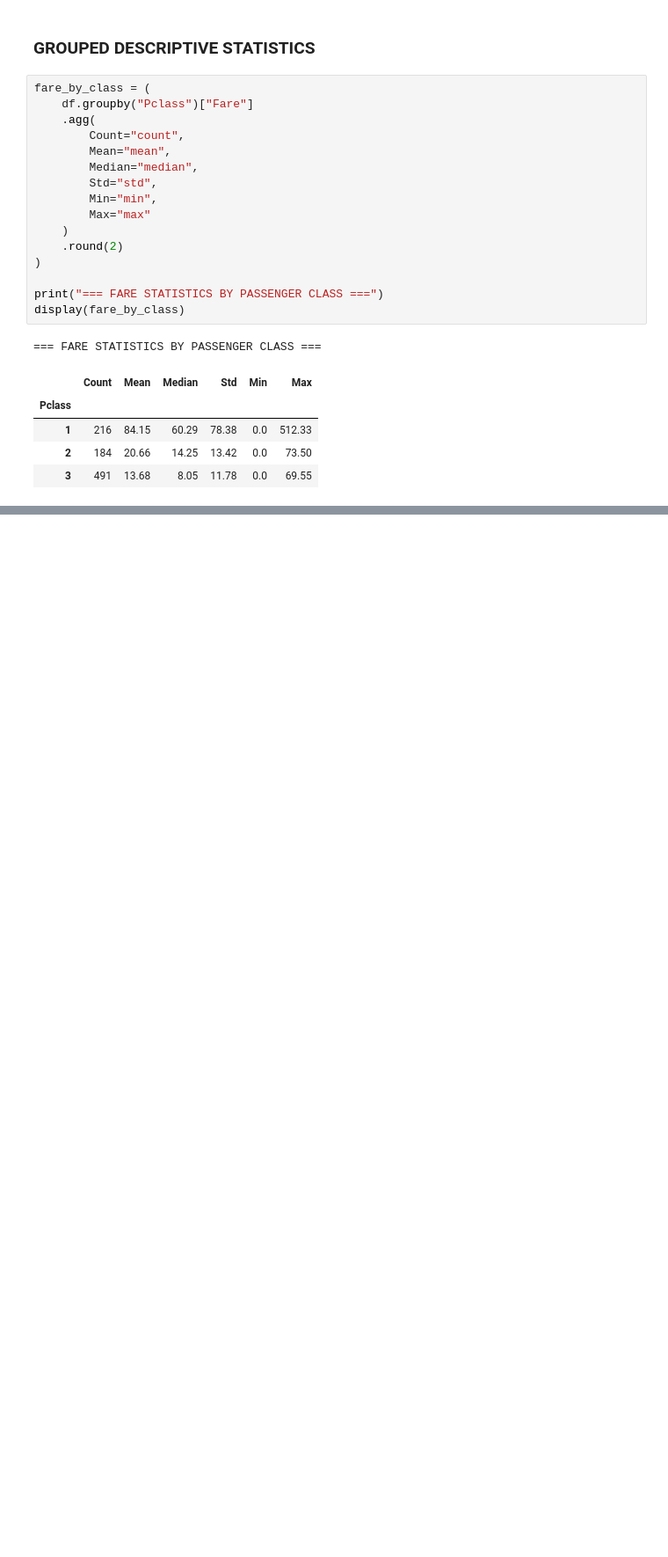
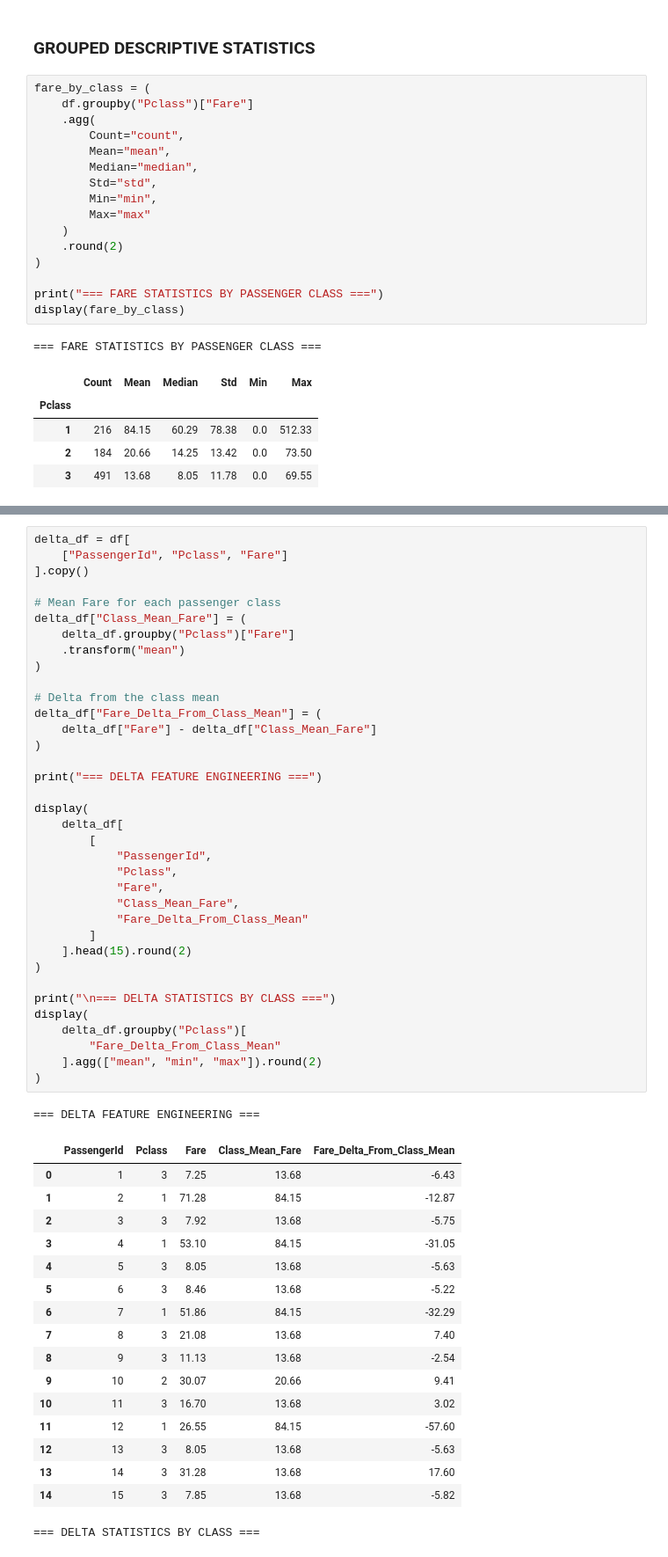
Before and after one commit to bibo0610/language-identification-translator, a Jupyter notebook: notebooks/Titanic_Chapter2_Feature_Engineering.ipynb, the cells around one changed output, grey strips where cells are left out. Shown at 88% size. Saved outputs shown, nothing was run; the diff lists cells and outputs as text; blank space fills up the shorter version.

```diff
--- a/notebooks/Titanic_Chapter2_Feature_Engineering.ipynb
+++ b/notebooks/Titanic_Chapter2_Feature_Engineering.ipynb
@@ -560,0 +747,55 @@ display(fare_by_class)
+# %%
+delta_df = df[
+    ["PassengerId", "Pclass", "Fare"]
+].copy()
+
+# Mean Fare for each passenger class
+delta_df["Class_Mean_Fare"] = (
+    delta_df.groupby("Pclass")["Fare"]
+    .transform("mean")
+)
+
+# Delta from the class mean
+delta_df["Fare_Delta_From_Class_Mean"] = (
+    delta_df["Fare"] - delta_df["Class_Mean_Fare"]
+)
+
+print("=== DELTA FEATURE ENGINEERING ===")
+
+display(
+    delta_df[
+        [
+            "PassengerId",
+            "Pclass",
+            "Fare",
+            "Class_Mean_Fare",
+            "Fare_Delta_From_Class_Mean"
+        ]
+    ].head(15).round(2)
+)
+
+print("\n=== DELTA STATISTICS BY CLASS ===")
+display(
+    delta_df.groupby("Pclass")[
+        "Fare_Delta_From_Class_Mean"
+    ].agg(["mean", "min", "max"]).round(2)
+)
+# %% [output]
+=== DELTA FEATURE ENGINEERING ===
+|  | PassengerId | Pclass | Fare | Class_Mean_Fare | Fare_Delta_From_Class_Mean |
+| 0 | 1 | 3 | 7.25 | 13.68 | -6.43 |
+| 1 | 2 | 1 | 71.28 | 84.15 | -12.87 |
+| 2 | 3 | 3 | 7.92 | 13.68 | -5.75 |
+| 3 | 4 | 1 | 53.10 | 84.15 | -31.05 |
+| 4 | 5 | 3 | 8.05 | 13.68 | -5.63 |
+| 5 | 6 | 3 | 8.46 | 13.68 | -5.22 |
+| 6 | 7 | 1 | 51.86 | 84.15 | -32.29 |
+| 7 | 8 | 3 | 21.08 | 13.68 | 7.40 |
+| 8 | 9 | 3 | 11.13 | 13.68 | -2.54 |
+| 9 | 10 | 2 | 30.07 | 20.66 | 9.41 |
+| 10 | 11 | 3 | 16.70 | 13.68 | 3.02 |
+| 11 | 12 | 1 | 26.55 | 84.15 | -57.60 |
+| 12 | 13 | 3 | 8.05 | 13.68 | -5.63 |
+| 13 | 14 | 3 | 31.28 | 13.68 | 17.60 |
+| 14 | 15 | 3 | 7.85 | 13.68 | -5.82 |
+=== DELTA STATISTICS BY CLASS ===
```
Also changed, not shown: parts of 15 cells of this notebook.
